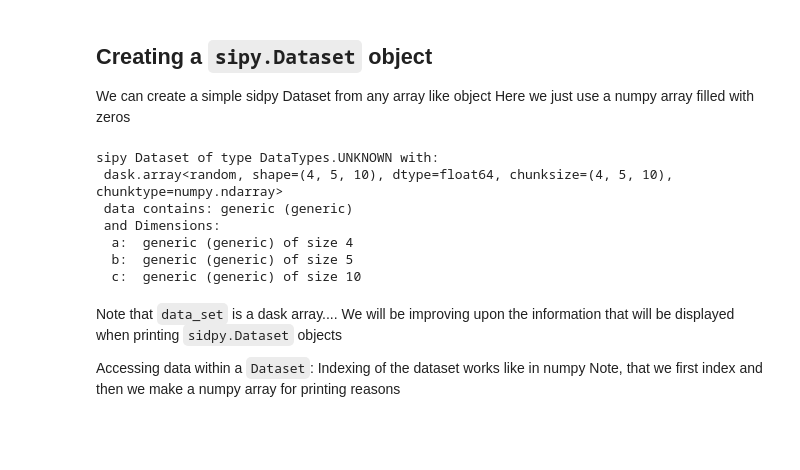
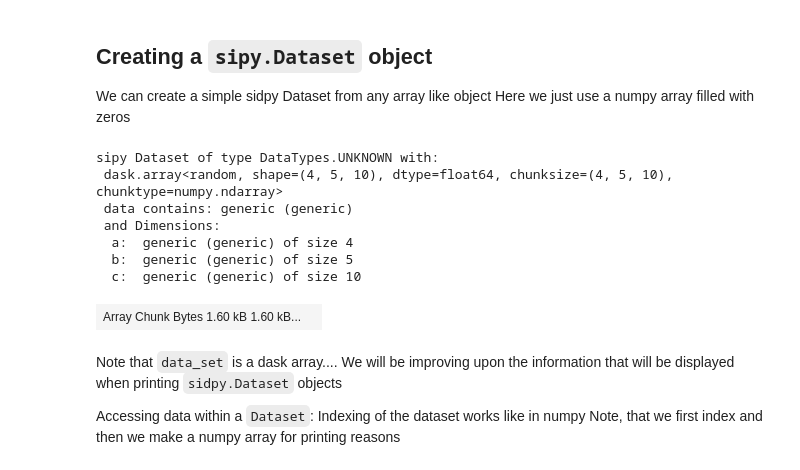
Before and after one commit to pycroscopy/sidpy, a Jupyter notebook: notebooks/00_basic_usage/create_dataset.ipynb, the cells around one changed output. Saved outputs shown, nothing was run; the diff lists cells and outputs as text; code cells hidden in the pictures; blank space fills up the shorter version.

```diff
--- a/notebooks/00_basic_usage/create_dataset.ipynb
+++ b/notebooks/00_basic_usage/create_dataset.ipynb
@@ -30,14 +30,16 @@ Here we just use a numpy array filled with zeros
 # %%
 data_set = sidpy.Dataset.from_array(np.random.random([4, 5, 10]), name='random')
 print(data_set)
+data_set
 # %% [output]
 sipy Dataset of type DataTypes.UNKNOWN with:
  dask.array<random, shape=(4, 5, 10), dtype=float64, chunksize=(4, 5, 10), chunktype=numpy.ndarray>
  data contains: generic (generic)
  and Dimensions:
   a:  generic (generic) of size 4
   b:  generic (generic) of size 5
   c:  generic (generic) of size 10
+| Array Chunk Bytes 1.60 kB 1.60 kB... |  |
 # %% [markdown]
 Note that ``data_set`` is a dask array....
 We will be improving upon the information that will be displayed when printing ``sidpy.Dataset`` objects
```
Also changed, not shown: parts of 1 cell of this notebook, 2 other files.
